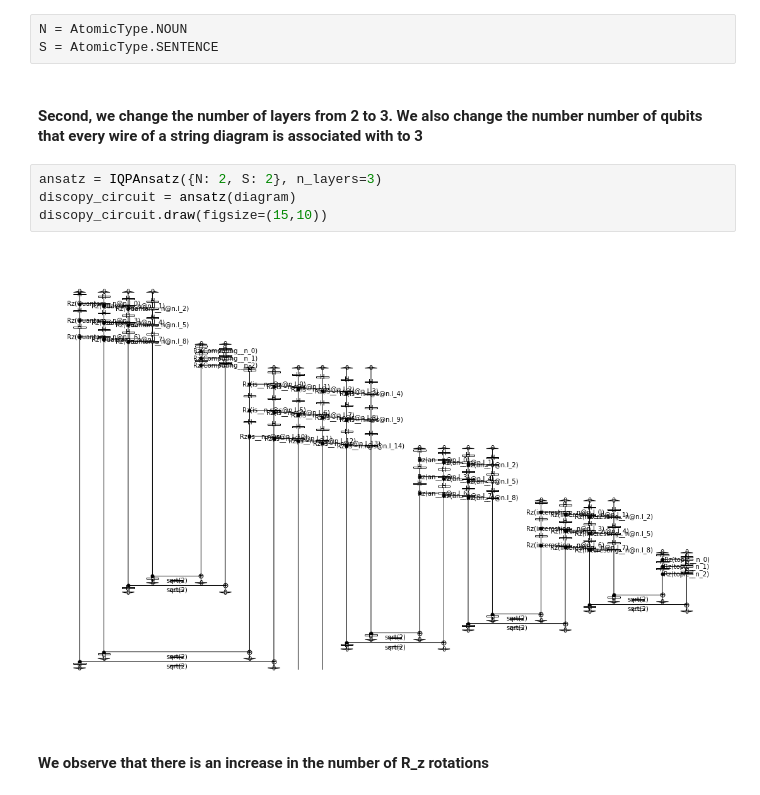
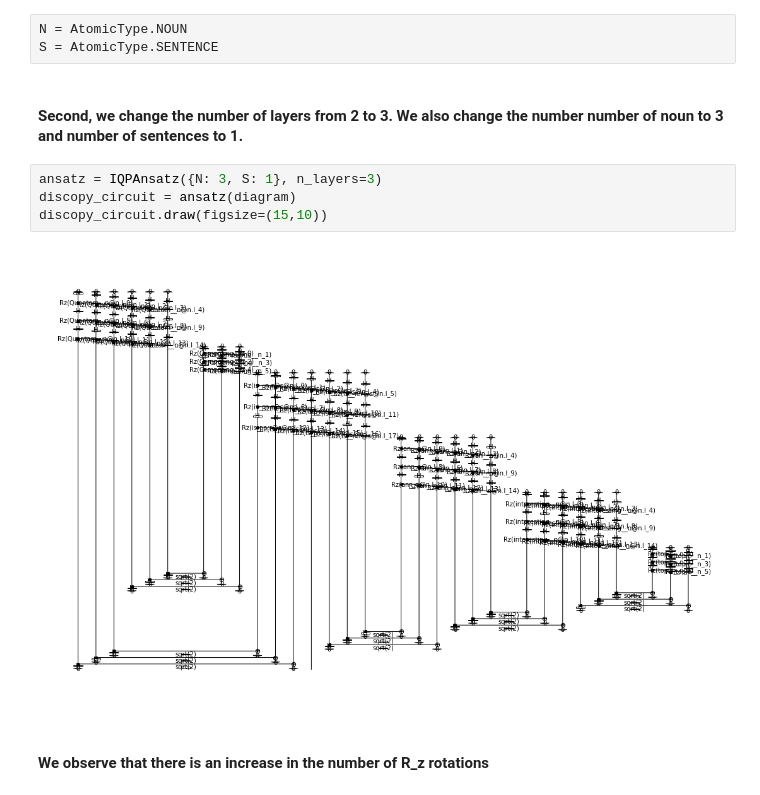
Before and after one commit to jaorduz/QNLP, a Jupyter notebook: PutYourWorkHere/AgmIslam_MaishaBinteRashid_example5.ipynb, the cells around one changed output. Cells and saved outputs as stored; diff of their text form.

```diff
--- a/PutYourWorkHere/AgmIslam_MaishaBinteRashid_example5.ipynb
+++ b/PutYourWorkHere/AgmIslam_MaishaBinteRashid_example5.ipynb
@@ -38,13 +16,13 @@ from lambeq import AtomicType, IQPAnsatz
 N = AtomicType.NOUN
 S = AtomicType.SENTENCE
 # %% [markdown]
-#### Second, we change the number of layers from 2 to 3. We also change the number number of qubits that every wire of a string diagram is associated with to 3
+#### Second, we change the number of layers from 2 to 3. We also change the number number of noun to 3 and number of sentences to 1.
 # %%
-ansatz = IQPAnsatz({N: 2, S: 2}, n_layers=3)
+ansatz = IQPAnsatz({N: 3, S: 1}, n_layers=3)
 discopy_circuit = ansatz(diagram)
 discopy_circuit.draw(figsize=(15,10))
 # %% [output]
-[figure, old version]
+[figure, new version]
 # %% [markdown]
 #### We observe that there is an increase in the number of R_z rotations
 # %%
```
Also changed, not shown: parts of 4 cells of this notebook.
